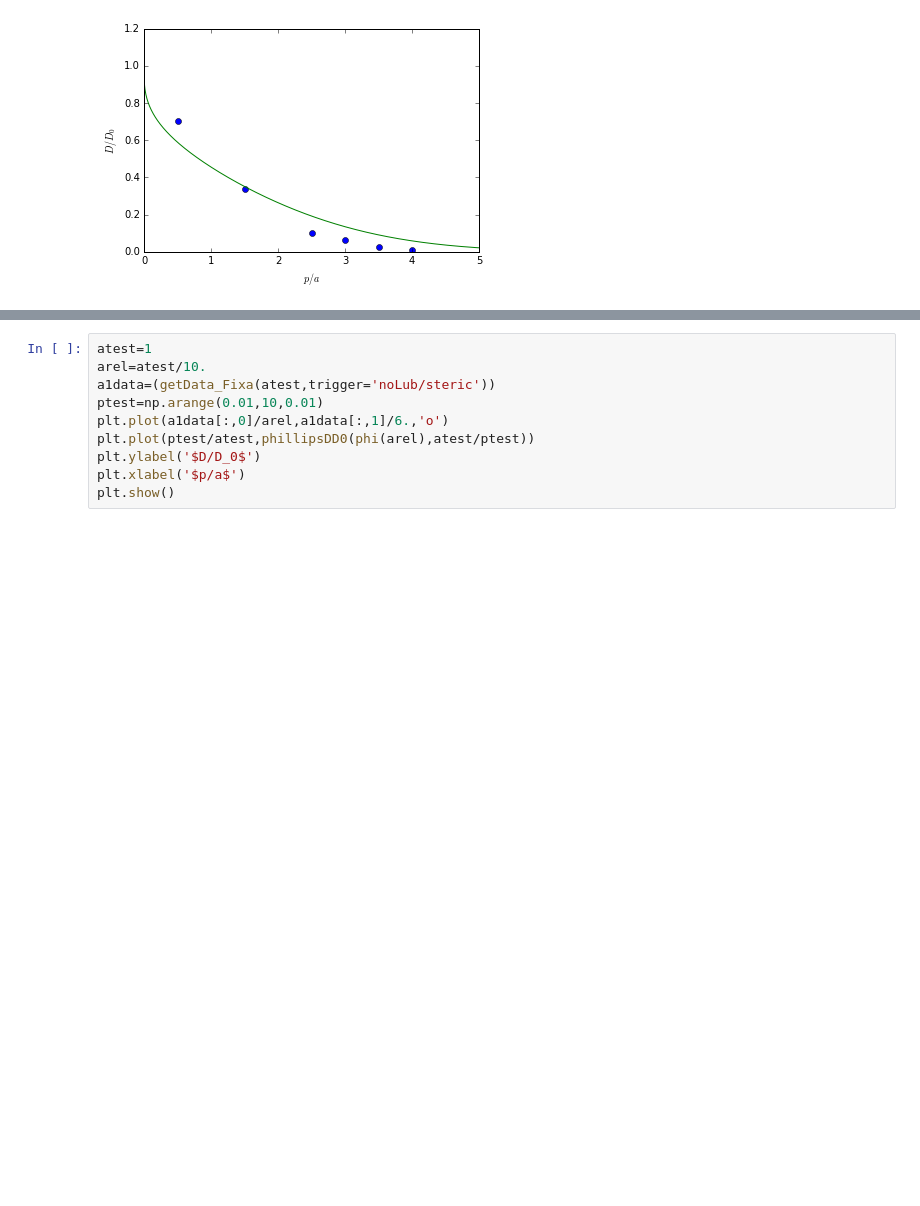
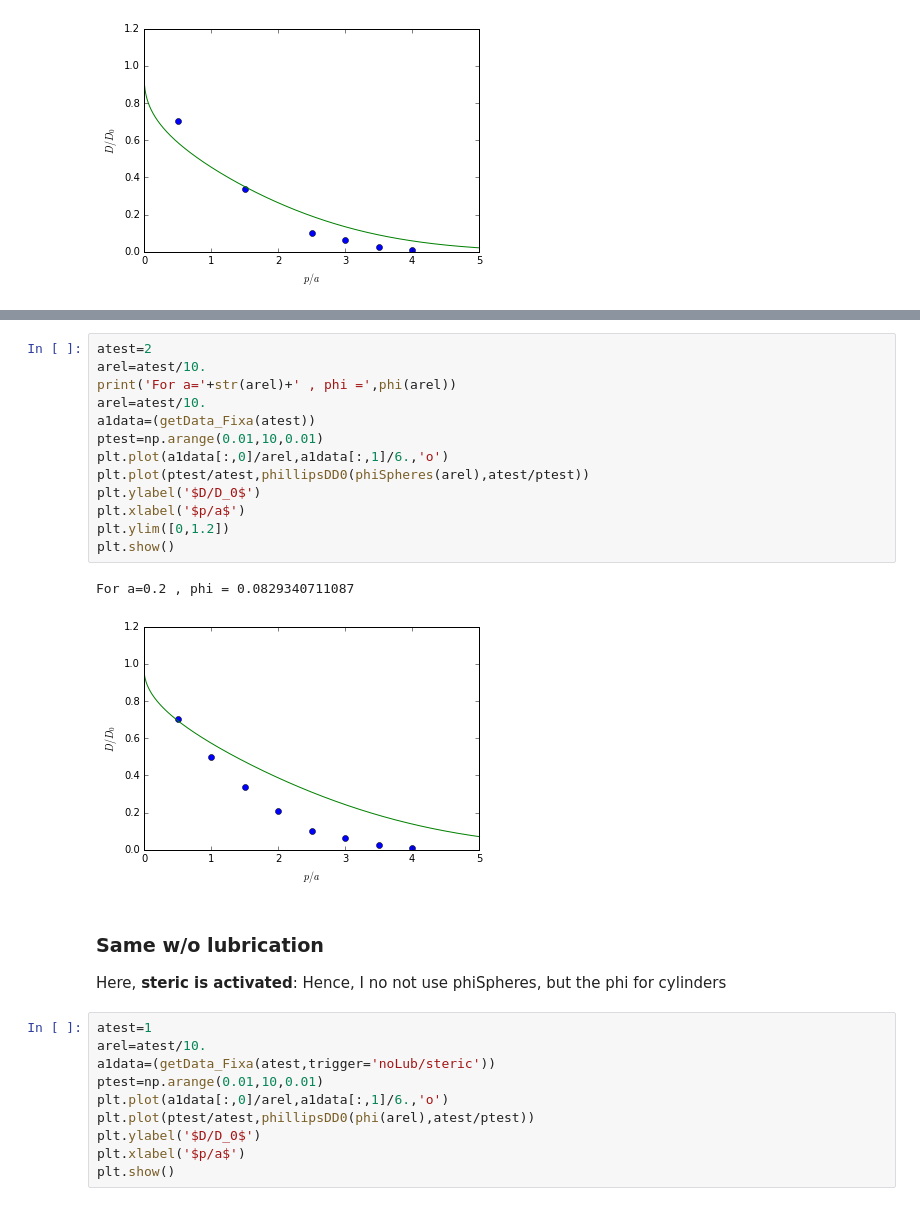
Before and after one commit to JohannHansing/iPythonNB, a Jupyter notebook: HIforBD/ExperimentalData.ipynb, the cells around one changed output, grey strips where cells are left out. Saved outputs shown, nothing was run; the diff lists cells and outputs as text; blank space fills up the shorter version.

```diff
--- a/HIforBD/ExperimentalData.ipynb
+++ b/HIforBD/ExperimentalData.ipynb
@@ -412,3 +446,22 @@ For a=0.2 , phi = 0.0829340711087
+# %%
+atest=2
+arel=atest/10.
+print('For a='+str(arel)+' , phi =',phi(arel))
+arel=atest/10.
+a1data=(getData_Fixa(atest))
+ptest=np.arange(0.01,10,0.01)
+plt.plot(a1data[:,0]/arel,a1data[:,1]/6.,'o')
+plt.plot(ptest/atest,phillipsDD0(phiSpheres(arel),atest/ptest))
+plt.ylabel('$D/D_0$')
+plt.xlabel('$p/a$')
+plt.ylim([0,1.2])
+plt.show()
+# %% [output]
+For a=0.2 , phi = 0.0829340711087
+[figure, added]
+# %% [markdown]
+### Same w/o lubrication
+Here, **steric is activated**: Hence, I no not use phiSpheres, but the phi for cylinders
 # %%
 atest=1
 arel=atest/10.
```
Also changed, not shown: parts of 6 cells of this notebook, 1 other file.
